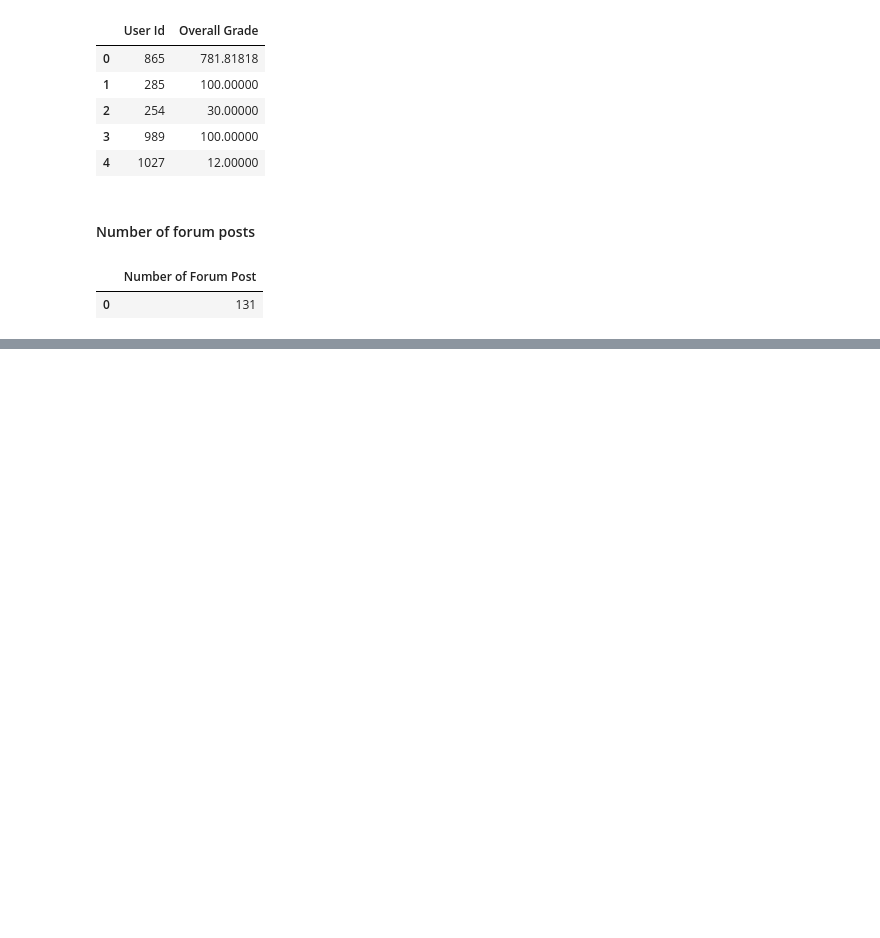
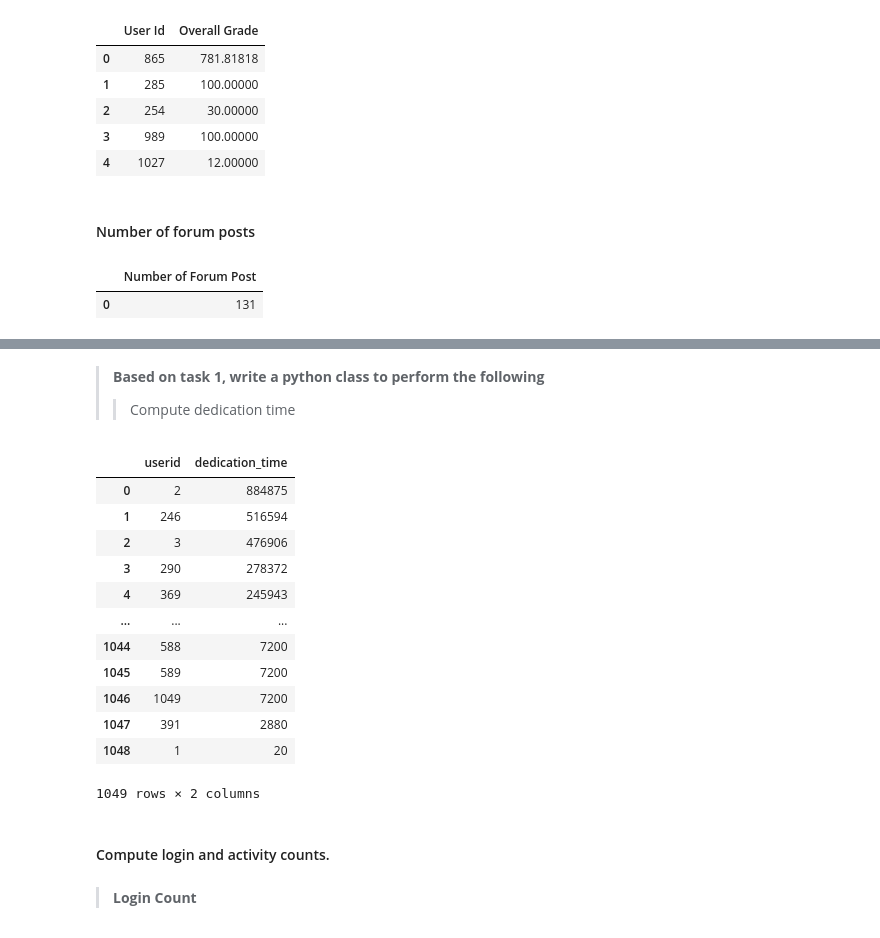
Before and after one commit to dmarinere/Moodle_-Education_data_Analysis, a Jupyter notebook: Moodle_DataBase.ipynb, the cells around one changed output, grey strips where cells are left out. Cells and saved outputs as stored; diff of their text form; code cells hidden in the pictures; blank space fills up the shorter version.

```diff
--- a/Moodle_DataBase.ipynb
+++ b/Moodle_DataBase.ipynb
@@ -348,0 +352,66 @@ df.head()
+# %% [markdown]
+>**Based on task 1, write a python class to perform the following**
+ >>Compute dedication time
+# %%
+mdl_logstore =  pd.read_sql("select * from mdl_logstore_standard_log", conn)
+# %%
+#This get the unique userid of each of the training participant
+user_id =  mdl_logstore.userid.unique()
+
+d_times = {}
+
+for user in tqdm(user_id):
+    """This  loop through the Participant ID and generate all the log for that user
+    after sorting it using the time it was created"""
+    user_log = mdl_logstore[mdl_logstore.userid == user].sort_values('timecreated')
+
+    d_time = 0
+    isLoggedIn = 0
+    loggedIn_timecreated = 0
+    total_time = 0
+
+    for i in range(len(user_log)):
+        """This loop goes over all the logs for a particular user and firstly locate each
+        generate the variable row and next row which is current number the loop is in and the
+        next one, the next row is used to check if the next row in the loop is logged in so it
+        can calculate the time for the current session, it also makes sure that the time spent isn't more
+        than 7200 second(2 hours) which is the maximum time for a session"""
+        row = user_log.iloc[i,]
+        row_next = user_log.iloc[i+1,] if i+1 < len(user_log) else row
+        #
+
+        if(row.action == "loggedin"):
+            isLoggedIn = 1
+            loggedIn_timecreated = row.timecreated
+
+        if( (i+1 == len(user_log)) | ( (row_next.action == "loggedin") | (isLoggedIn == 1) ) ):
+
+            d_time += min(row.timecreated - loggedIn_timecreated, 7200)
+            isLoggedIn = 0
+
+    d_times[user] = d_time#total_time
+# %%
+dedication = pd.DataFrame( {'userid':list(d_times.keys()),
+                                    'dedication_time':list(d_times.values())})
+# %%
+dedication = dedication.sort_values(by=['dedication_time'], ascending=False).reset_index(drop=True)
+# %%
+dedication
+# %% [output]
+|  | userid | dedication_time |
+| 0 | 2 | 884875 |
+| 1 | 246 | 516594 |
+| 2 | 3 | 476906 |
+| 3 | 290 | 278372 |
+| 4 | 369 | 245943 |
+| ... | ... | ... |
+| 1044 | 588 | 7200 |
+| 1045 | 589 | 7200 |
+| 1046 | 1049 | 7200 |
+| 1047 | 391 | 2880 |
+| 1048 | 1 | 20 |
+1049 rows × 2 columns
+# %% [markdown]
+#### Compute login and activity counts.
+# %% [markdown]
+> **Login Count**
```
Also changed, not shown: parts of 43 cells of this notebook.
